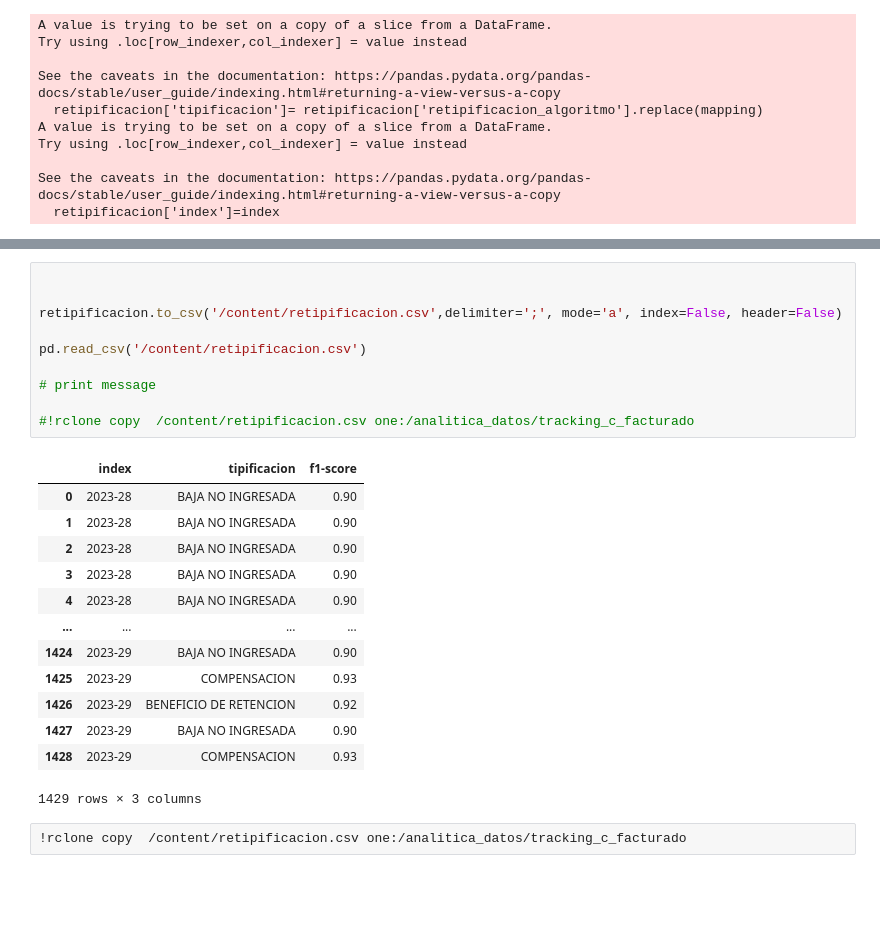
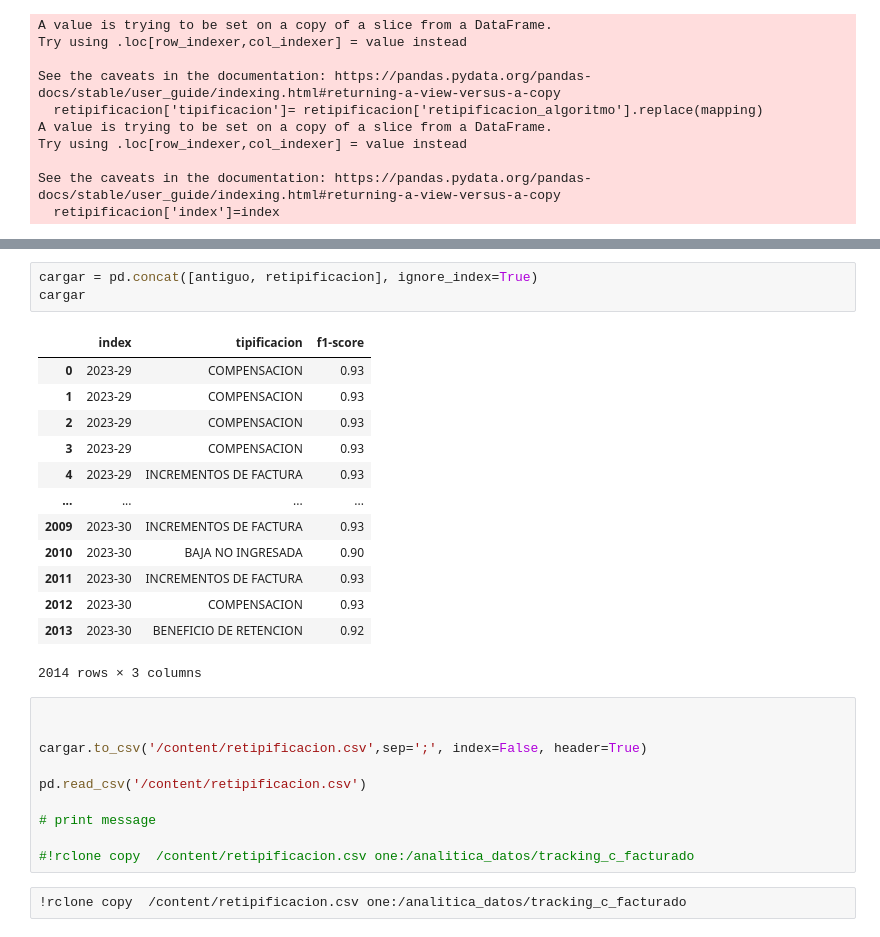
Before and after one commit to etb-git/PRIORIZAR, a Jupyter notebook: notebook/predecir.ipynb, the cells around one changed output, grey strips where cells are left out. Saved outputs shown, nothing was run; the diff lists cells and outputs as text; blank space fills up the shorter version.

```diff
--- a/notebook/predecir.ipynb
+++ b/notebook/predecir.ipynb
@@ -582,27 +600,30 @@ retipificacion
+# %%
+cargar = pd.concat([antiguo, retipificacion], ignore_index=True)
+cargar
+# %% [output]
+|  | index | tipificacion | f1-score |
+| 0 | 2023-29 | COMPENSACION | 0.93 |
+| 1 | 2023-29 | COMPENSACION | 0.93 |
+| 2 | 2023-29 | COMPENSACION | 0.93 |
+| 3 | 2023-29 | COMPENSACION | 0.93 |
+| 4 | 2023-29 | INCREMENTOS DE FACTURA | 0.93 |
+| ... | ... | ... | ... |
+| 2009 | 2023-30 | INCREMENTOS DE FACTURA | 0.93 |
+| 2010 | 2023-30 | BAJA NO INGRESADA | 0.90 |
+| 2011 | 2023-30 | INCREMENTOS DE FACTURA | 0.93 |
+| 2012 | 2023-30 | COMPENSACION | 0.93 |
+| 2013 | 2023-30 | BENEFICIO DE RETENCION | 0.92 |
+2014 rows × 3 columns
 # %%
 
 
-retipificacion.to_csv('/content/retipificacion.csv',delimiter=';', mode='a', index=False, header=False)
+cargar.to_csv('/content/retipificacion.csv',sep=';', index=False, header=True)
 
 pd.read_csv('/content/retipificacion.csv')
 
 # print message
 
 #!rclone copy  /content/retipificacion.csv one:/analitica_datos/tracking_c_facturado
-# %% [output]
-|  | index | tipificacion | f1-score |
-| 0 | 2023-28 | BAJA NO INGRESADA | 0.90 |
-| 1 | 2023-28 | BAJA NO INGRESADA | 0.90 |
-| 2 | 2023-28 | BAJA NO INGRESADA | 0.90 |
-| 3 | 2023-28 | BAJA NO INGRESADA | 0.90 |
-| 4 | 2023-28 | BAJA NO INGRESADA | 0.90 |
-| ... | ... | ... | ... |
-| 1424 | 2023-29 | BAJA NO INGRESADA | 0.90 |
-| 1425 | 2023-29 | COMPENSACION | 0.93 |
-| 1426 | 2023-29 | BENEFICIO DE RETENCION | 0.92 |
-| 1427 | 2023-29 | BAJA NO INGRESADA | 0.90 |
-| 1428 | 2023-29 | COMPENSACION | 0.93 |
-1429 rows × 3 columns
 # %%
 !rclone copy  /content/retipificacion.csv one:/analitica_datos/tracking_c_facturado
 # %%
```
Also changed, not shown: parts of 11 cells of this notebook, 4 other files.
